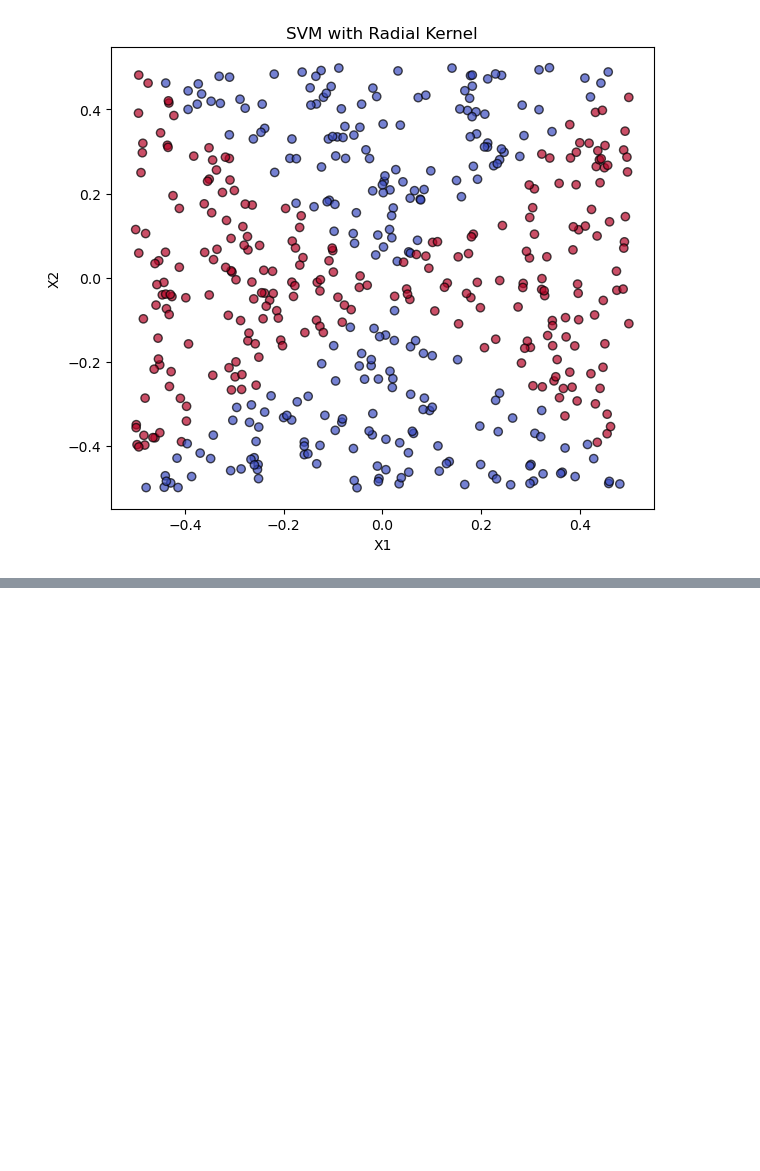
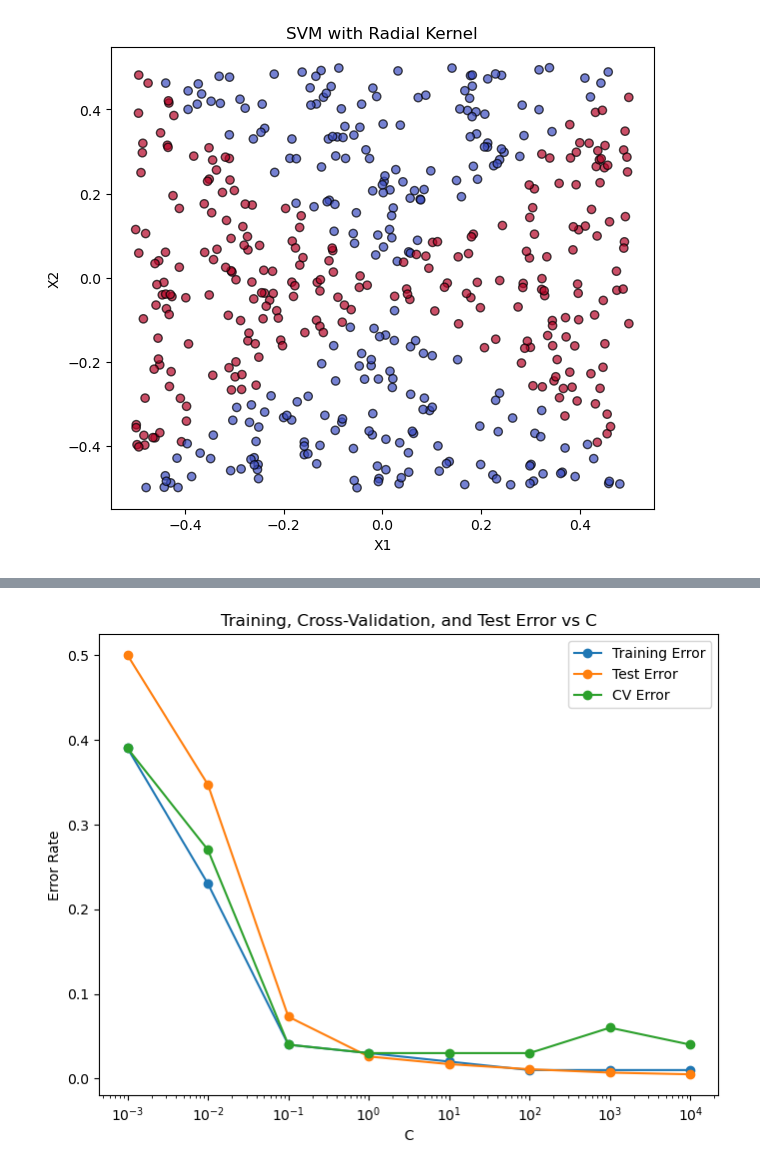
Before and after one commit to sumukha-r/isl-python-solutions, a Jupyter notebook: Chapter09-Support-Vector-Machines/Chapter09-Support-Vector-Machines.ipynb, the cells around one changed output, grey strips where cells are left out. Drawn from its saved outputs; the diff is of its cells as text; code cells hidden in the pictures; blank space fills up the shorter version.

```diff
--- a/Chapter09-Support-Vector-Machines/Chapter09-Support-Vector-Machines.ipynb
+++ b/Chapter09-Support-Vector-Machines/Chapter09-Support-Vector-Machines.ipynb
@@ -211,0 +265,23 @@ plt.show()
+# %%
+test_results = []
+for C in C_values:
+    model = SVC(kernel="linear", C=C)
+    model.fit(X_train, y_train)
+    train_error = np.mean(model.predict(X_train) != y_train)
+    test_error = np.mean(model.predict(X_test) != y_test)
+    test_results.append([C, train_error, test_error])
+
+test_results = pd.DataFrame(test_results, columns=["C", "Training_Error", "Test_Error"])
+
+print("=" * 60)
+print("TRAINING VS TEST ERROR")
+print("=" * 60)
+print(test_results.to_string(index=False))
+
+best_test_C = test_results.loc[test_results["Test_Error"].idxmin(), "C"]
+best_cv_C = results.loc[results["CV_Error"].idxmin(), "C"]
+best_train_C = test_results.loc[test_results["Training_Error"].idxmin(), "C"]
+
+print("\nBest C based on training error =", best_train_C)
+print("Best C based on CV error =", best_cv_C)
+print("Best C based on test error =", best_test_C)
@@ -211,0 +305,12 @@ plt.show()
+# %%
+plt.figure(figsize=(8, 6))
+plt.semilogx(test_results["C"], test_results["Training_Error"], marker="o", label="Training Error")
+plt.semilogx(test_results["C"], test_results["Test_Error"], marker="o", label="Test Error")
+plt.semilogx(results["C"], results["CV_Error"], marker="o", label="CV Error")
+plt.xlabel("C")
+plt.ylabel("Error Rate")
+plt.title("Training, Cross-Validation, and Test Error vs C")
+plt.legend()
+plt.show()
+# %% [output]
+[figure, added]
```
Also changed, not shown: parts of 7 cells of this notebook, 1 other file.
